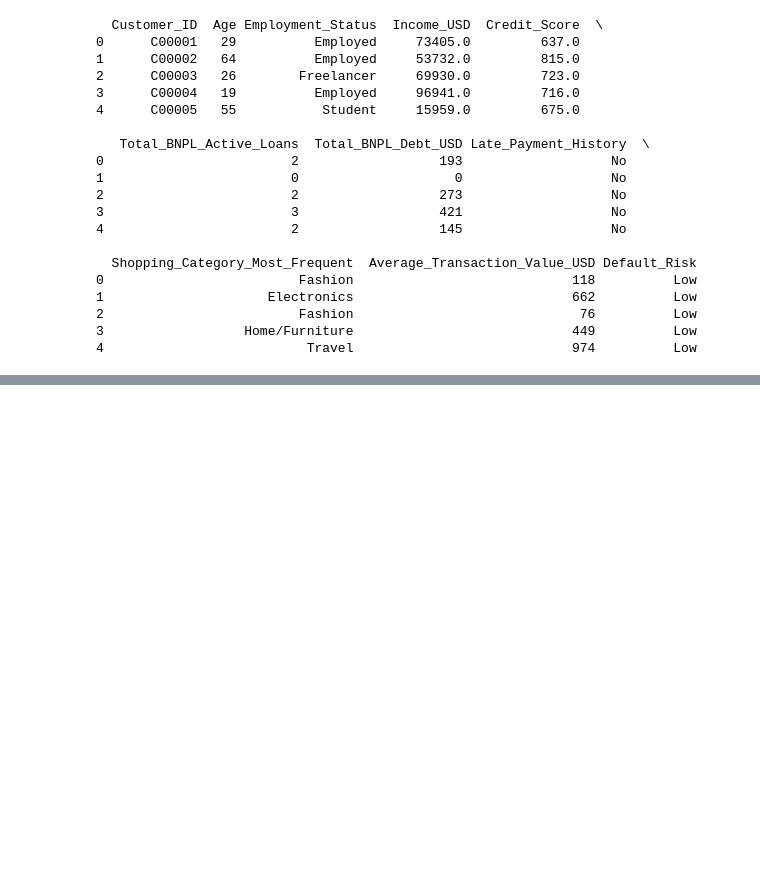
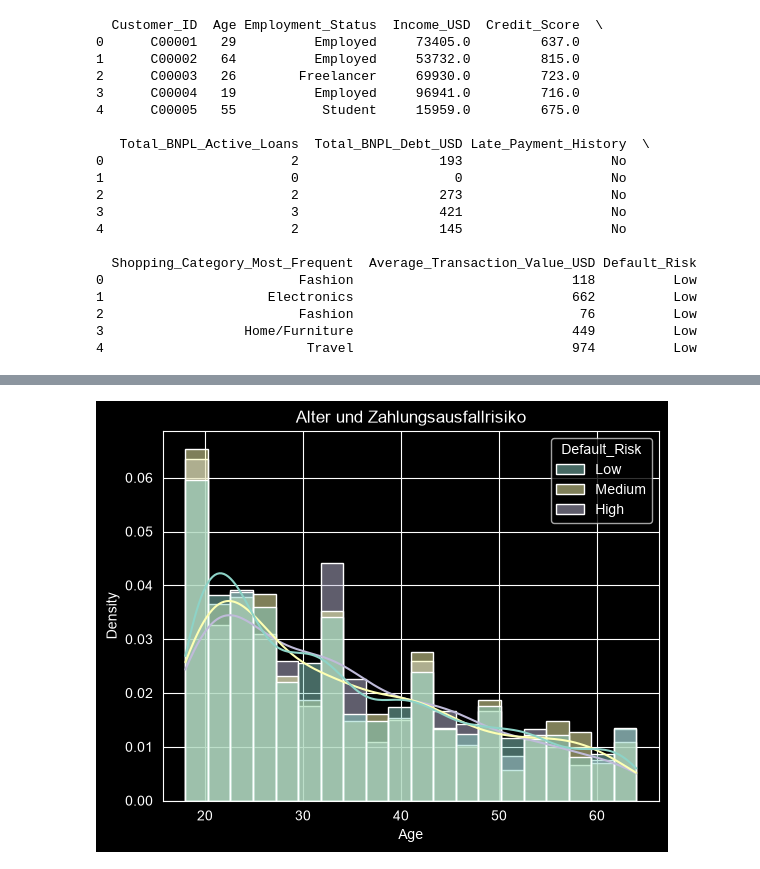
Before and after one commit to wandjimbakuibrister-del/Machine-learning-Modell, a Jupyter notebook: Notebook/modelll.ipynb, the cells around one changed output, grey strips where cells are left out. Cells and saved outputs as stored; diff of their text form; code cells hidden in the pictures; blank space fills up the shorter version.

```diff
--- a/Notebook/modelll.ipynb
+++ b/Notebook/modelll.ipynb
@@ -34,0 +136,15 @@ print(data.head())
+# %%
+sns.histplot(
+    data=data,
+    x="Age",             # Feature: Alter
+    hue="Default_Risk",  # Target: Zahlungsausfallrisiko
+    bins=20,
+    kde=True,
+    stat="density",
+    common_norm=False
+)
+
+plt.title("Alter und Zahlungsausfallrisiko")
+plt.show()
+# %% [output]
+[figure, added]
```
Also changed, not shown: parts of 11 cells of this notebook.
